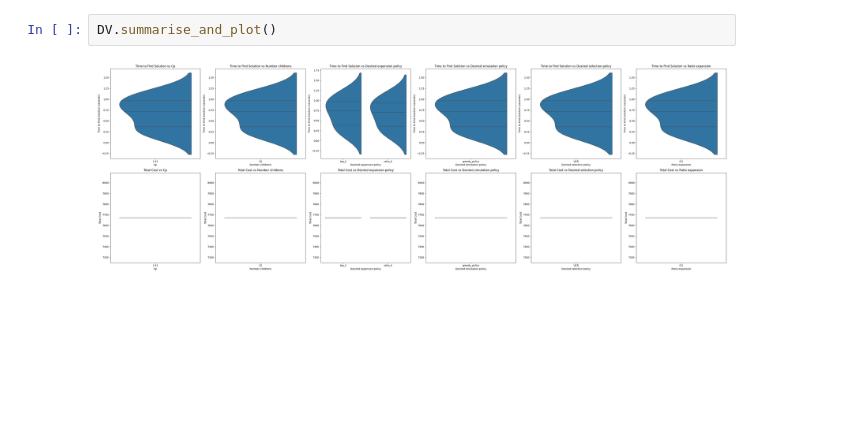
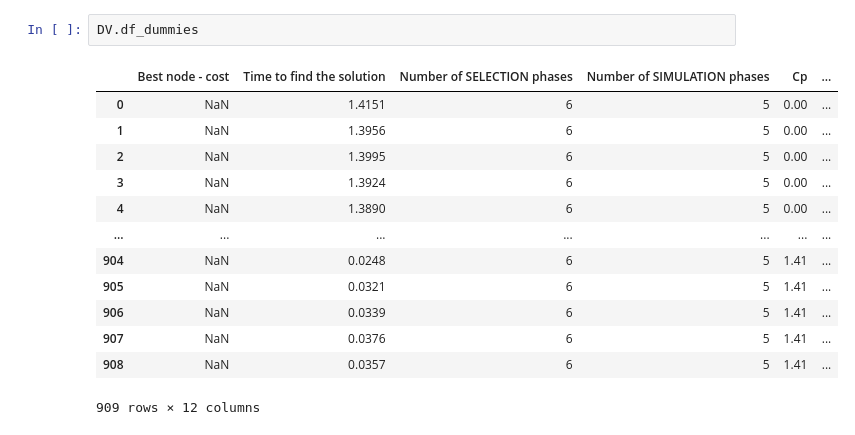
Before and after one commit to adasilva33/LU_Kiwi_TSP_Challenge_2_Thesis, a Jupyter notebook: Code/Analysis.ipynb, the cells around one changed output. Saved outputs shown, nothing was run; the diff lists cells and outputs as text; blank space fills up the shorter version.

```diff
--- a/Code/Analysis.ipynb
+++ b/Code/Analysis.ipynb
@@ -198,5 +330,17 @@ array([0.5])
 # %%
-DV.summarise_and_plot()
+DV.df_dummies
 # %% [output]
-[figure, removed]
+|  | Best node - cost | Time to find the solution | Number of SELECTION phases | Number of SIMULATION phases | Cp | ... |
+| 0 | NaN | 1.4151 | 6 | 5 | 0.00 | ... |
+| 1 | NaN | 1.3956 | 6 | 5 | 0.00 | ... |
+| 2 | NaN | 1.3995 | 6 | 5 | 0.00 | ... |
+| 3 | NaN | 1.3924 | 6 | 5 | 0.00 | ... |
+| 4 | NaN | 1.3890 | 6 | 5 | 0.00 | ... |
+| ... | ... | ... | ... | ... | ... | ... |
+| 904 | NaN | 0.0248 | 6 | 5 | 1.41 | ... |
+| 905 | NaN | 0.0321 | 6 | 5 | 1.41 | ... |
+| 906 | NaN | 0.0339 | 6 | 5 | 1.41 | ... |
+| 907 | NaN | 0.0376 | 6 | 5 | 1.41 | ... |
+| 908 | NaN | 0.0357 | 6 | 5 | 1.41 | ... |
+909 rows × 12 columns
 # %%
```
Also changed, not shown: parts of 12 cells of this notebook, 6 other files.
